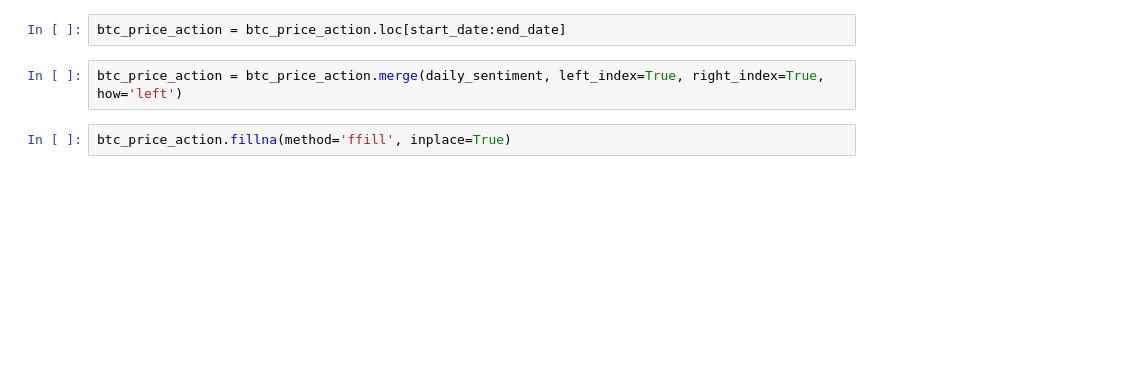
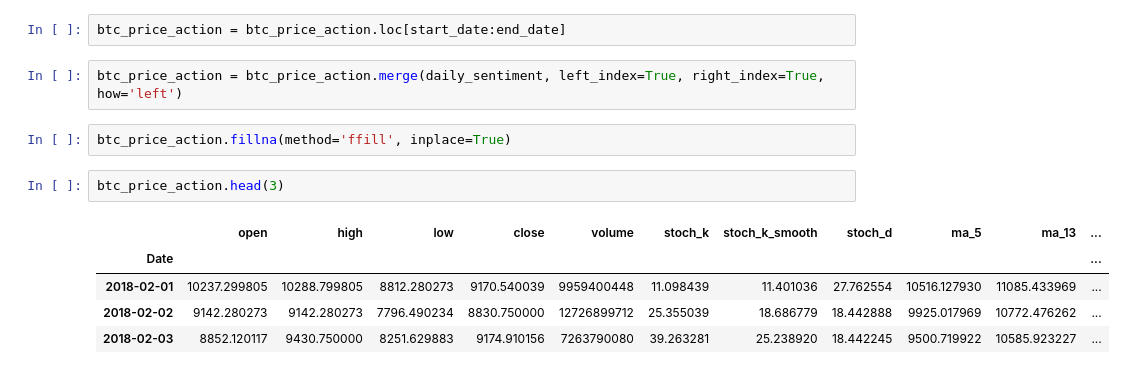
Before and after one commit to Jehoi-ga-ada/Bitcoin-Trend-Analysis, a Jupyter notebook: data_joining/DataJoin.ipynb, the cells around one changed output. Cells and saved outputs as stored; diff of their text form; blank space fills up the shorter version.

```diff
--- a/data_joining/DataJoin.ipynb
+++ b/data_joining/DataJoin.ipynb
@@ -101,3 +107,11 @@ btc_price_action = btc_price_action.loc[start_date:end_date]
 btc_price_action = btc_price_action.merge(daily_sentiment, left_index=True, right_index=True, how='left')
 # %%
 btc_price_action.fillna(method='ffill', inplace=True)
+# %%
+btc_price_action.head(3)
+# %% [output]
+|  | open | high | low | close | volume | stoch_k | stoch_k_smooth | stoch_d | ma_5 | ma_13 | ... |
+| Date |  |  |  |  |  |  |  |  |  |  | ... |
+| 2018-02-01 | 10237.299805 | 10288.799805 | 8812.280273 | 9170.540039 | 9959400448 | 11.098439 | 11.401036 | 27.762554 | 10516.127930 | 11085.433969 | ... |
+| 2018-02-02 | 9142.280273 | 9142.280273 | 7796.490234 | 8830.750000 | 12726899712 | 25.355039 | 18.686779 | 18.442888 | 9925.017969 | 10772.476262 | ... |
+| 2018-02-03 | 8852.120117 | 9430.750000 | 8251.629883 | 9174.910156 | 7263790080 | 39.263281 | 25.238920 | 18.442245 | 9500.719922 | 10585.923227 | ... |
```
Also changed, not shown: parts of 11 cells of this notebook, 4 other files.
